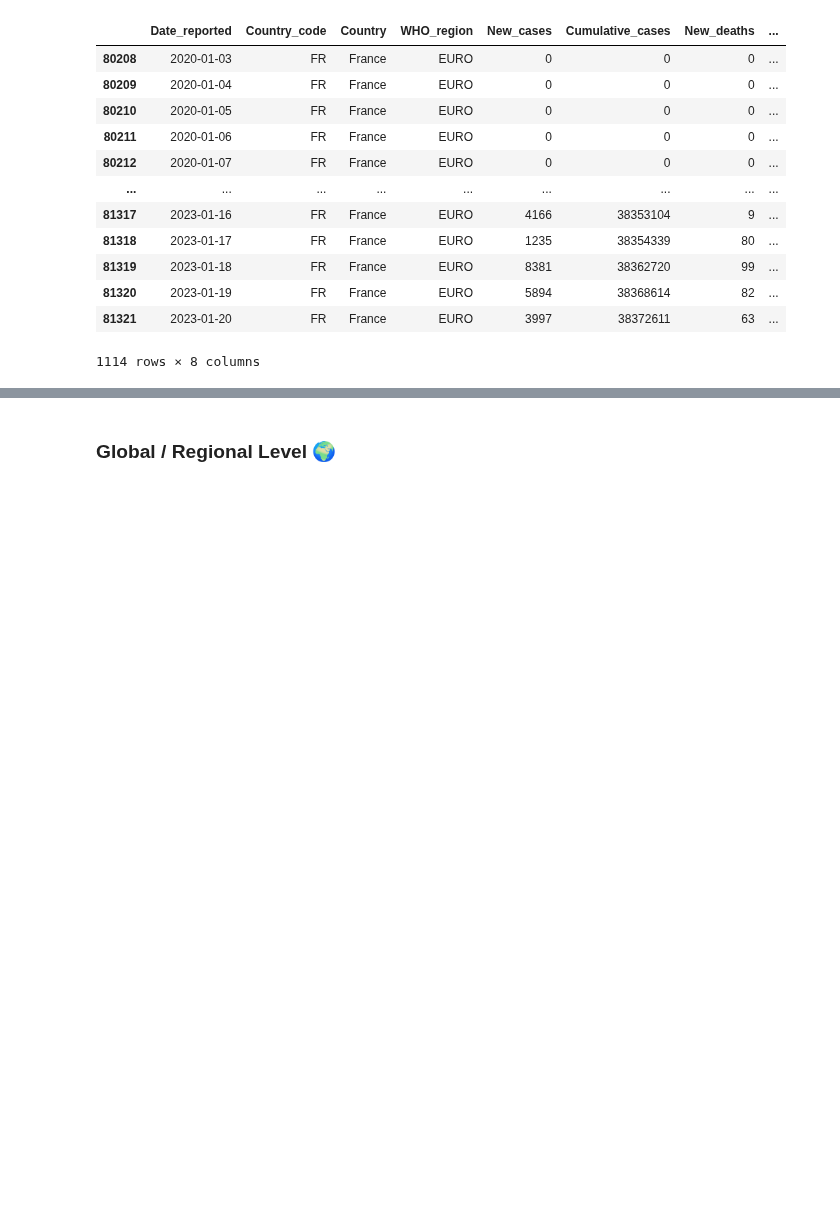
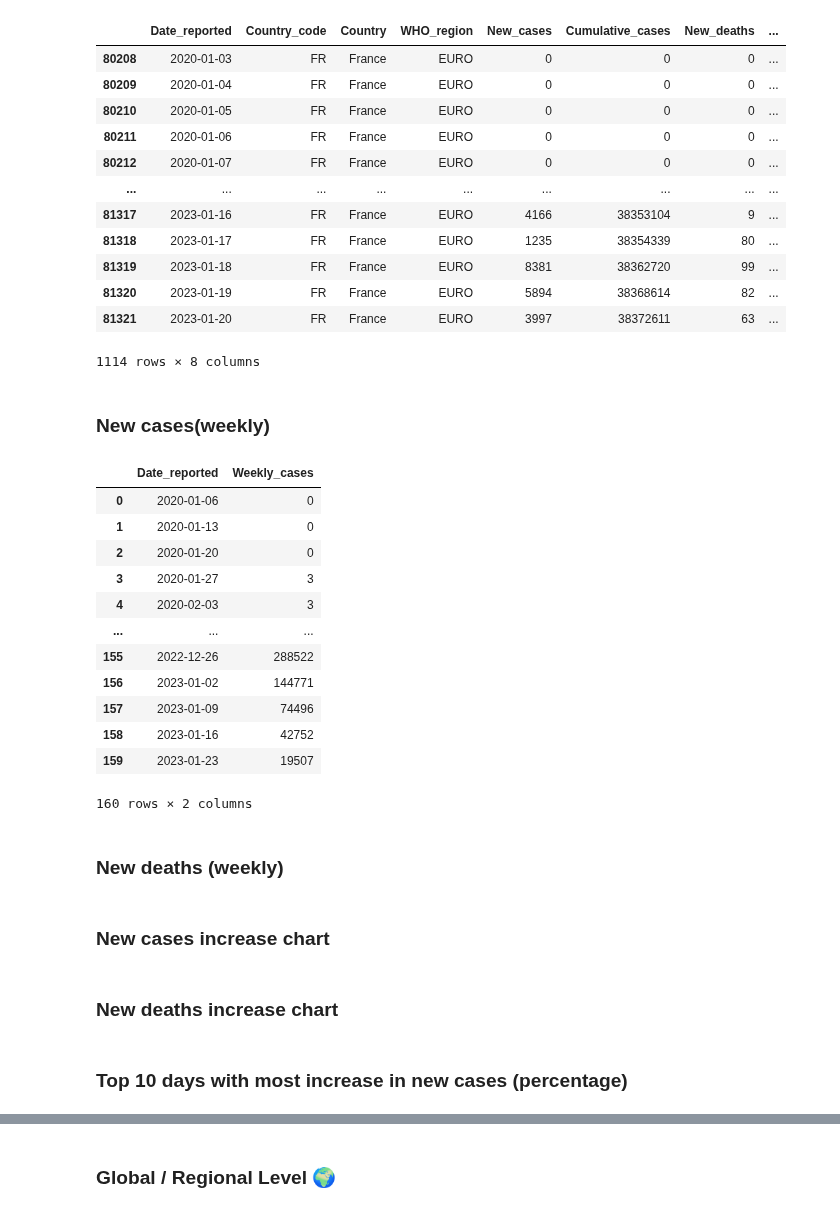
Before and after one commit to AmElmo/Covid_tracking_dashboard, a Jupyter notebook: data_collection.ipynb, the cells around one changed output, grey strips where cells are left out. Cells and saved outputs as stored; diff of their text form; code cells hidden in the pictures; blank space fills up the shorter version.

```diff
--- a/data_collection.ipynb
+++ b/data_collection.ipynb
@@ -364,3 +362,36 @@ data_country
 | 81320 | 2023-01-19 | FR | France | EURO | 5894 | 38368614 | 82 | ... |
 | 81321 | 2023-01-20 | FR | France | EURO | 3997 | 38372611 | 63 | ... |
 1114 rows × 8 columns
+# %% [markdown]
+### New cases(weekly)
+# %%
+data_country = data[data["Country"] == "France"]
+new_cases_increase = data_country[["Date_reported", "New_cases"]]
+
+new_cases_increase["Weekly_cases"] = new_cases_increase.groupby([pd.Grouper(key="Date_reported", freq="W-MON")])["New_cases"].sum()
+
+new_cases_increase_weekly = new_cases_increase.groupby([pd.Grouper(key="Date_reported", freq="W-MON")])["New_cases"].sum()
+
+new_cases_increase_weekly = new_cases_increase_weekly.to_frame()
+
+new_cases_increase_weekly.reset_index(inplace=True)
+
+new_cases_increase_weekly = new_cases_increase_weekly.rename(columns={"New_cases": "Weekly_cases"})
+
+new_cases_increase_weekly
+# %% [output]
+|  | Date_reported | Weekly_cases |
+| 0 | 2020-01-06 | 0 |
+| 1 | 2020-01-13 | 0 |
+| 2 | 2020-01-20 | 0 |
+| 3 | 2020-01-27 | 3 |
+| 4 | 2020-02-03 | 3 |
+| ... | ... | ... |
+| 155 | 2022-12-26 | 288522 |
+| 156 | 2023-01-02 | 144771 |
+| 157 | 2023-01-09 | 74496 |
+| 158 | 2023-01-16 | 42752 |
+| 159 | 2023-01-23 | 19507 |
+160 rows × 2 columns
+# %% [markdown]
+### New deaths (weekly)
@@ -366,0 +413,6 @@ data_country
+# %% [markdown]
+### New cases increase chart
+# %% [markdown]
+### New deaths increase chart
+# %% [markdown]
+### Top 10 days with most increase in new cases (percentage)
```
Also changed, not shown: parts of 4 cells of this notebook, 1 other file.
